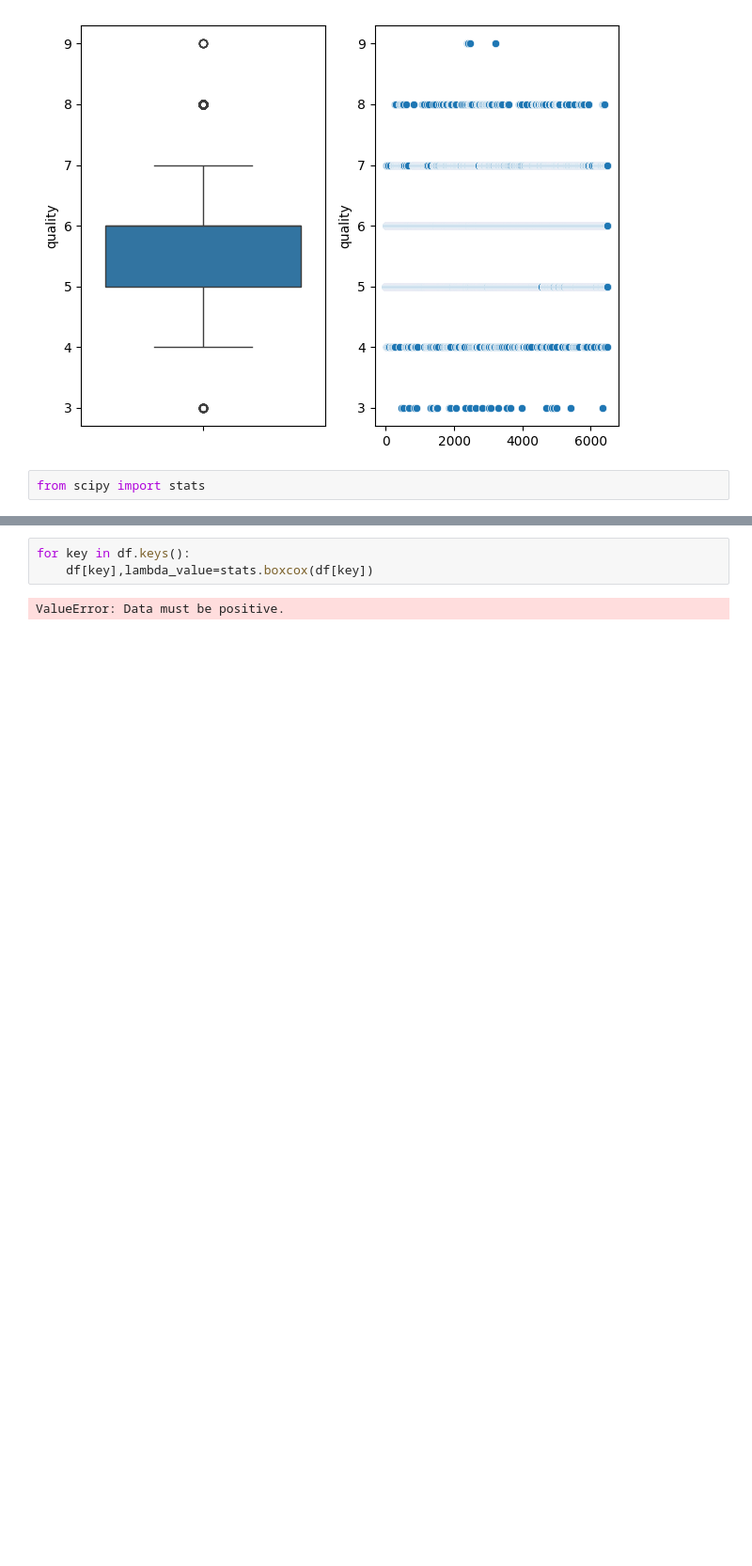
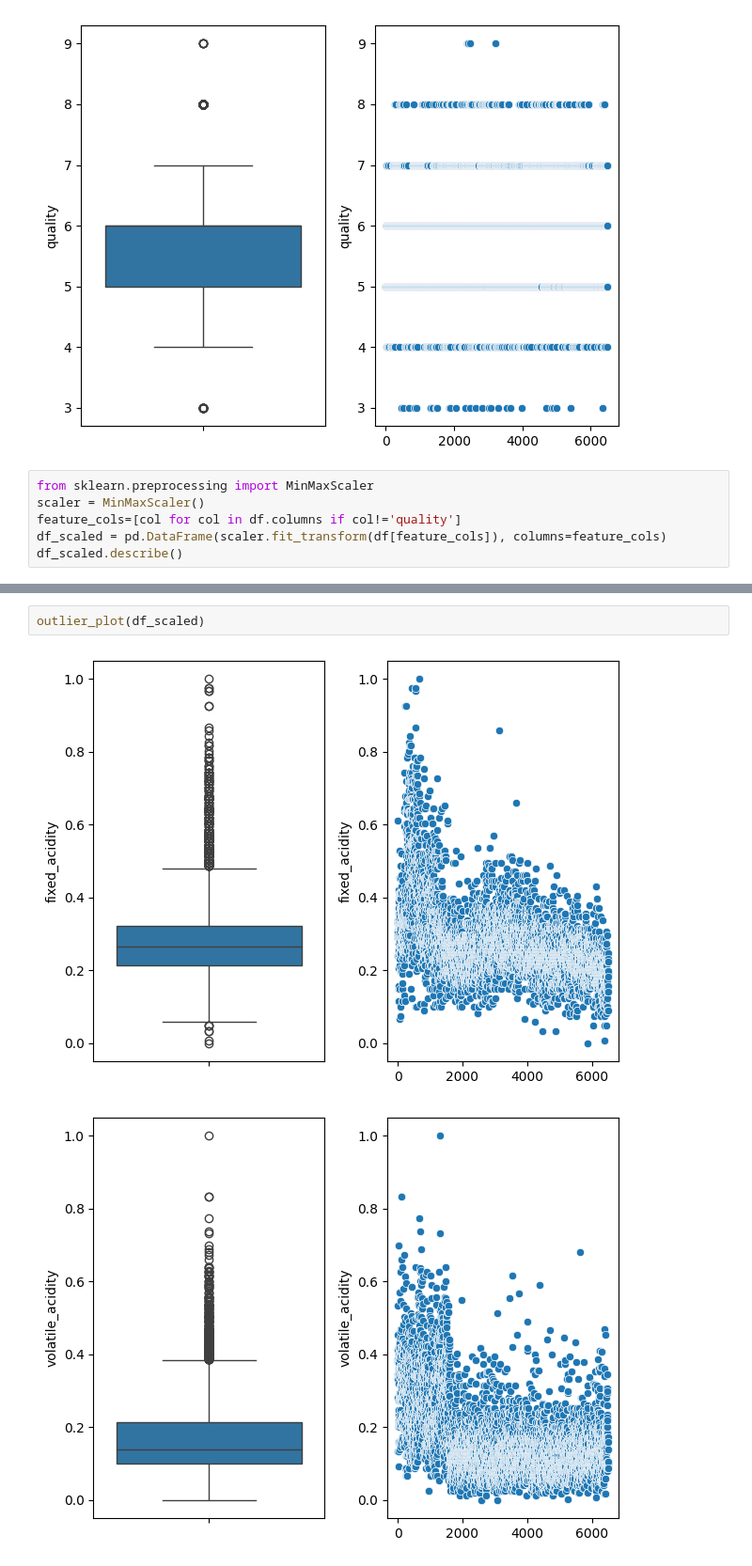
Before and after one commit to dashbikash/aiml-notebooks, a Jupyter notebook: feature-engineering/Feature Scaling.ipynb, the cells around one changed output, grey strips where cells are left out. Shown at 94% size. Cells and saved outputs as stored; diff of their text form; blank space fills up the shorter version.

```diff
--- a/feature-engineering/Feature Scaling.ipynb
+++ b/feature-engineering/Feature Scaling.ipynb
@@ -66,4 +66,8 @@ outlier_plot(df)
 [figure]
 [figure]
 # %%
-from scipy import stats
+from sklearn.preprocessing import MinMaxScaler
+scaler = MinMaxScaler()
+feature_cols=[col for col in df.columns if col!='quality']
+df_scaled = pd.DataFrame(scaler.fit_transform(df[feature_cols]), columns=feature_cols)
+df_scaled.describe()
@@ -70,5 +84,5 @@ from scipy import stats
 # %%
-for key in df.keys():
-    df[key],lambda_value=stats.boxcox(df[key])
+outlier_plot(df_scaled)
 # %% [output]
-ValueError: Data must be positive.
+[figure, added]
+[figure, added]
```
Also changed, not shown: parts of 4 cells of this notebook.
